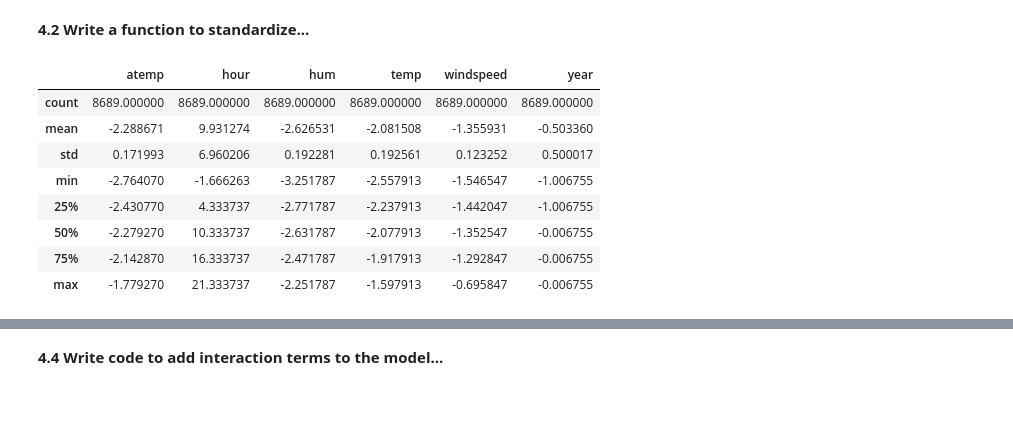
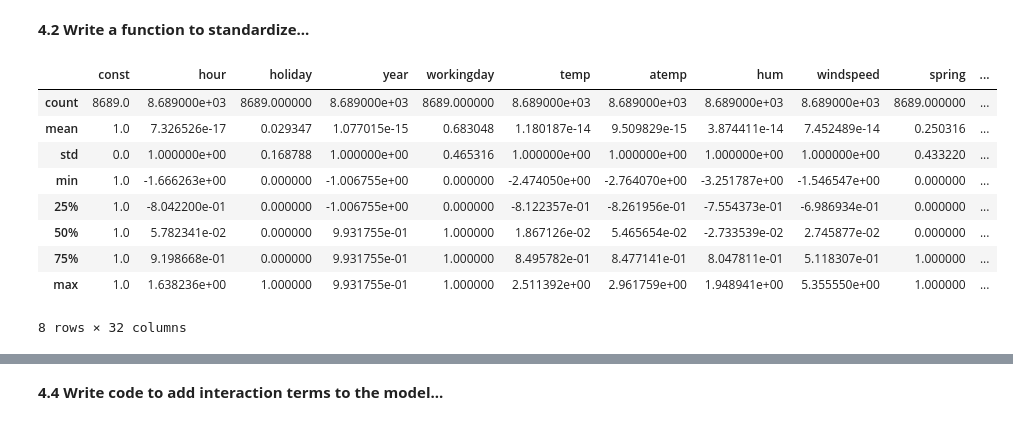
Before and after one commit to katiegrosch/2019-CS109A, a Jupyter notebook: content/homeworks/cs109a_hw3_209/cs109a_hw3.ipynb, the cells around one changed output, grey strips where cells are left out. Saved outputs shown, nothing was run; the diff lists cells and outputs as text; code cells hidden in the pictures.

```diff
--- a/content/homeworks/cs109a_hw3_209/cs109a_hw3.ipynb
+++ b/content/homeworks/cs109a_hw3_209/cs109a_hw3.ipynb
@@ -550,24 +551,29 @@ BSS_train = BSS_train.drop(['workingday','atemp','spring','summer','fall'],axis=
 # %% [markdown]
 **4.2 Write a function to standardize...**
 # %%
-def standardize(columns):
-    columns = columns.apply(lambda x: x - columns.mean()/columns.std(), axis=1)
-    return columns
+def standardize(data, training_data, cols_to_standardize):
+    data = data.copy()
+    cols = data.columns.copy()
+    for col in cols:
+        if col in cols_to_standardize:
+            data[col] = data[col].apply(lambda x: (x - training_data[col].mean())/training_data[col].std())
+    return data
 
-practice_X_train = X_train[X_train.columns.difference(['holiday', 'workingday','Feb', 'Mar', 'Apr',
+cols_to_standardize = X_train[X_train.columns.difference(['holiday', 'workingday','Feb', 'Mar', 'Apr',
        'May', 'Jun', 'Jul', 'Aug', 'Sept', 'Oct', 'Nov', 'Dec', 'spring',
        'summer', 'fall', 'Mon', 'Tue', 'Wed', 'Thu', 'Fri', 'Sat',
-       'Cloudy', 'Snow', 'Storm','const'])]
+       'Cloudy', 'Snow', 'Storm','const'])].columns
 
-practice_X_train_scaled = standardize(practice_X_train)
+practice_X_train_scaled = standardize(X_train, X_train, cols_to_standardize)
 practice_X_train_scaled.describe()
 # %% [output]
-|  | atemp | hour | hum | temp | windspeed | year |
-| count | 8689.000000 | 8689.000000 | 8689.000000 | 8689.000000 | 8689.000000 | 8689.000000 |
-| mean | -2.288671 | 9.931274 | -2.626531 | -2.081508 | -1.355931 | -0.503360 |
-| std | 0.171993 | 6.960206 | 0.192281 | 0.192561 | 0.123252 | 0.500017 |
-| min | -2.764070 | -1.666263 | -3.251787 | -2.557913 | -1.546547 | -1.006755 |
-| 25% | -2.430770 | 4.333737 | -2.771787 | -2.237913 | -1.442047 | -1.006755 |
-| 50% | -2.279270 | 10.333737 | -2.631787 | -2.077913 | -1.352547 | -0.006755 |
-| 75% | -2.142870 | 16.333737 | -2.471787 | -1.917913 | -1.292847 | -0.006755 |
-| max | -1.779270 | 21.333737 | -2.251787 | -1.597913 | -0.695847 | -0.006755 |
+|  | const | hour | holiday | year | workingday | temp | atemp | hum | windspeed | spring | ... |
+| count | 8689.0 | 8.689000e+03 | 8689.000000 | 8.689000e+03 | 8689.000000 | 8.689000e+03 | 8.689000e+03 | 8.689000e+03 | 8.689000e+03 | 8689.000000 | ... |
+| mean | 1.0 | 7.326526e-17 | 0.029347 | 1.077015e-15 | 0.683048 | 1.180187e-14 | 9.509829e-15 | 3.874411e-14 | 7.452489e-14 | 0.250316 | ... |
+| std | 0.0 | 1.000000e+00 | 0.168788 | 1.000000e+00 | 0.465316 | 1.000000e+00 | 1.000000e+00 | 1.000000e+00 | 1.000000e+00 | 0.433220 | ... |
+| min | 1.0 | -1.666263e+00 | 0.000000 | -1.006755e+00 | 0.000000 | -2.474050e+00 | -2.764070e+00 | -3.251787e+00 | -1.546547e+00 | 0.000000 | ... |
+| 25% | 1.0 | -8.042200e-01 | 0.000000 | -1.006755e+00 | 0.000000 | -8.122357e-01 | -8.261956e-01 | -7.554373e-01 | -6.986934e-01 | 0.000000 | ... |
+| 50% | 1.0 | 5.782341e-02 | 0.000000 | 9.931755e-01 | 1.000000 | 1.867126e-02 | 5.465654e-02 | -2.733539e-02 | 2.745877e-02 | 0.000000 | ... |
+| 75% | 1.0 | 9.198668e-01 | 0.000000 | 9.931755e-01 | 1.000000 | 8.495782e-01 | 8.477141e-01 | 8.047811e-01 | 5.118307e-01 | 1.000000 | ... |
+| max | 1.0 | 1.638236e+00 | 1.000000 | 9.931755e-01 | 1.000000 | 2.511392e+00 | 2.961759e+00 | 1.948941e+00 | 5.355550e+00 | 1.000000 | ... |
+8 rows × 32 columns
```
Also changed, not shown: parts of 34 cells of this notebook, 1 other file.
